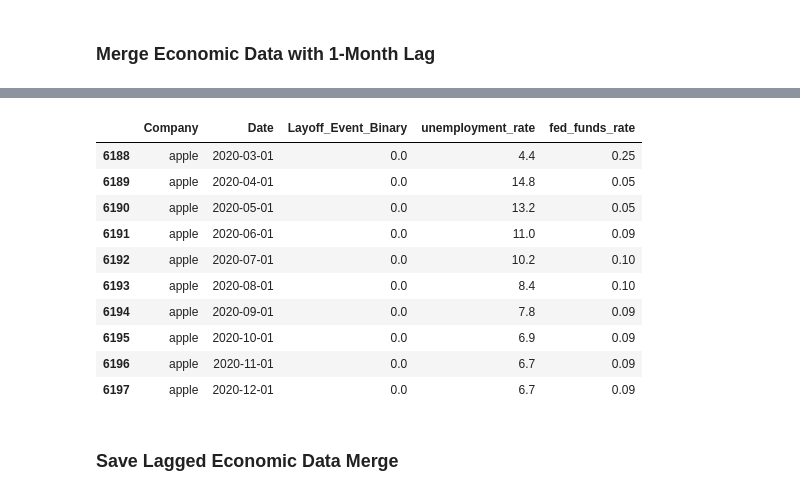
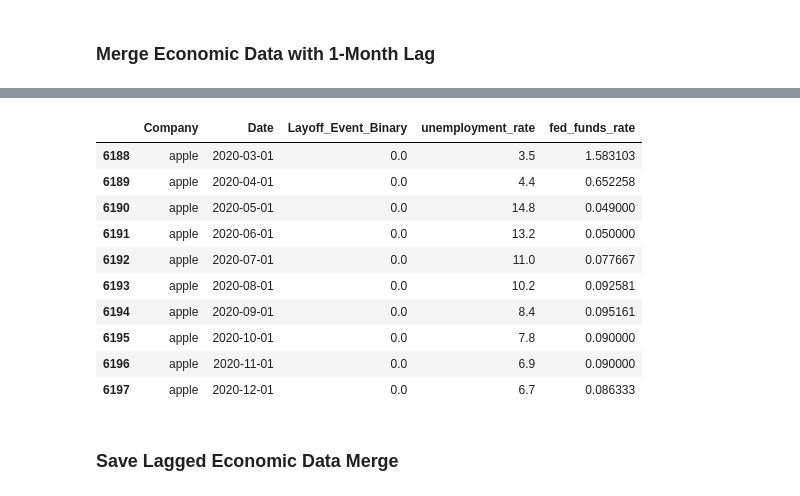
Before and after one commit to lixiaohua-neu/companies-layoff-prediction, a Jupyter notebook: layoff_data_collection.ipynb, the cells around one changed output, grey strips where cells are left out. Saved outputs shown, nothing was run; the diff lists cells and outputs as text; code cells hidden in the pictures.

```diff
--- a/layoff_data_collection.ipynb
+++ b/layoff_data_collection.ipynb
@@ -561,14 +398,13 @@ Fetching economic data for 2020-02... ✅ U-Rate: 4.4%
 # %% [markdown]
 ### Load and Prepare Economic Data
 # %%
-df_econ = pd.read_csv('./data/economic/economic_data_independent.csv')
-df_econ['date'] = pd.to_datetime(df_econ['date'])
+df_economic['Date'] = pd.to_datetime(df_economic['Date'])
 
-print(f"Economic data shape: {df_econ.shape}")
-print(f"Date range: {df_econ['date'].min()} to {df_econ['date'].max()}")
-print(f"\nColumns: {df_econ.columns.tolist()}")
+print(f"Economic data shape: {df_economic.shape}")
+print(f"Date range: {df_economic['Date'].min()} to {df_economic['Date'].max()}")
+print(f"\nColumns: {df_economic.columns.tolist()}")
 print(f"\nMissing values:")
-print(df_econ.isnull().sum())
+print(df_economic.isnull().sum())
 print(f"\nSample:")
-df_econ.head()
+df_economic.head()
 # %% [output]
@@ -601,24 +439,38 @@ Sample:
 df_panel = pd.read_csv('./data/layoffs/layoffs_panel_cleaned.csv')
 df_panel['Date'] = pd.to_datetime(df_panel['Date'])
 
-# Lag economic data by 1 month
-df_econ_lagged = df_econ.copy()
-df_econ_lagged['date'] = pd.to_datetime(df_econ_lagged['date']) + pd.DateOffset(months=1)
+df_econ_lagged = df_economic.copy()
+df_econ_lagged['Date'] = pd.to_datetime(df_econ_lagged['Date']) + pd.DateOffset(months=1)
 
+economic_cols = [
+    'Date',
+    'unemployment_rate', 'gdp_growth_rate', 'fed_funds_rate',
+    'cpi', 'consumer_confidence', 'avg_jobless_claims',
+    'inflation_rate_yoy', 'sp500_change_6mo', 'sp500_index'
+]
+
+df_econ_lagged = df_econ_lagged[economic_cols]
+
+print(f"Panel date range: {df_panel['Date'].min()} to {df_panel['Date'].max()}")
+print(f"Economic data date range (after lag): {df_econ_lagged['Date'].min()} to {df_econ_lagged['Date'].max()}")
 
 df_merged = df_panel.merge(
     df_econ_lagged,
-    left_on='Date',
-    right_on='date',
+    on='Date',
     how='left'
 )
 
-df_merged = df_merged.drop(['year', 'month', 'year_month', 'date'], axis=1)
+print(f"\nMissing values before forward fill:")
+print(df_merged[economic_cols[1:]].isnull().sum())
+
+df_merged = df_merged.sort_values(['Company', 'Date'])
+df_merged[economic_cols[1:]] = df_merged.groupby('Company')[economic_cols[1:]].fillna(method='ffill')
+
+print(f"\nMissing values after forward fill:")
+print(df_merged[economic_cols[1:]].isnull().sum())
 
 print(f"\nMerged shape: {df_merged.shape}")
-print(f"\nMissing values after merge:")
-print(df_merged.isnull().sum())
 
-print(f"\nSample merged data:")
+print(f"\nSample merged data for Apple:")
 display(df_merged[df_merged['Company'] == 'apple'][['Company', 'Date', 'Layoff_Event_Binary', 'unemployment_rate', 'fed_funds_rate']].head(10))
 # %% [output]
@@ -642,14 +494,14 @@ Sample merged data:
 |  | Company | Date | Layoff_Event_Binary | unemployment_rate | fed_funds_rate |
-| 6188 | apple | 2020-03-01 | 0.0 | 4.4 | 0.25 |
-| 6189 | apple | 2020-04-01 | 0.0 | 14.8 | 0.05 |
-| 6190 | apple | 2020-05-01 | 0.0 | 13.2 | 0.05 |
-| 6191 | apple | 2020-06-01 | 0.0 | 11.0 | 0.09 |
-| 6192 | apple | 2020-07-01 | 0.0 | 10.2 | 0.10 |
-| 6193 | apple | 2020-08-01 | 0.0 | 8.4 | 0.10 |
-| 6194 | apple | 2020-09-01 | 0.0 | 7.8 | 0.09 |
-| 6195 | apple | 2020-10-01 | 0.0 | 6.9 | 0.09 |
-| 6196 | apple | 2020-11-01 | 0.0 | 6.7 | 0.09 |
-| 6197 | apple | 2020-12-01 | 0.0 | 6.7 | 0.09 |
+| 6188 | apple | 2020-03-01 | 0.0 | 3.5 | 1.583103 |
+| 6189 | apple | 2020-04-01 | 0.0 | 4.4 | 0.652258 |
+| 6190 | apple | 2020-05-01 | 0.0 | 14.8 | 0.049000 |
+| 6191 | apple | 2020-06-01 | 0.0 | 13.2 | 0.050000 |
+| 6192 | apple | 2020-07-01 | 0.0 | 11.0 | 0.077667 |
+| 6193 | apple | 2020-08-01 | 0.0 | 10.2 | 0.092581 |
+| 6194 | apple | 2020-09-01 | 0.0 | 8.4 | 0.095161 |
+| 6195 | apple | 2020-10-01 | 0.0 | 7.8 | 0.090000 |
+| 6196 | apple | 2020-11-01 | 0.0 | 6.9 | 0.090000 |
+| 6197 | apple | 2020-12-01 | 0.0 | 6.7 | 0.086333 |
 # %% [markdown]
 ### Save Lagged Economic Data Merge
 # %%
```
Also changed, not shown: parts of 6 cells of this notebook, 4 other files.
